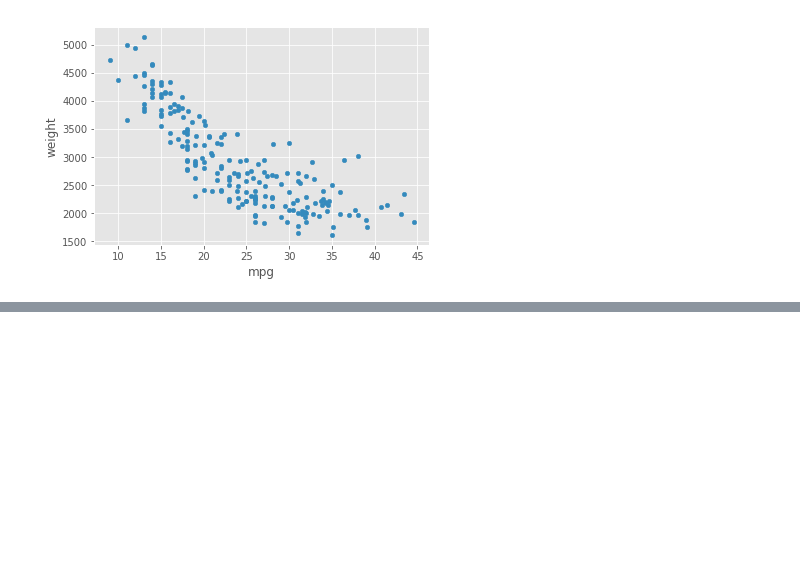
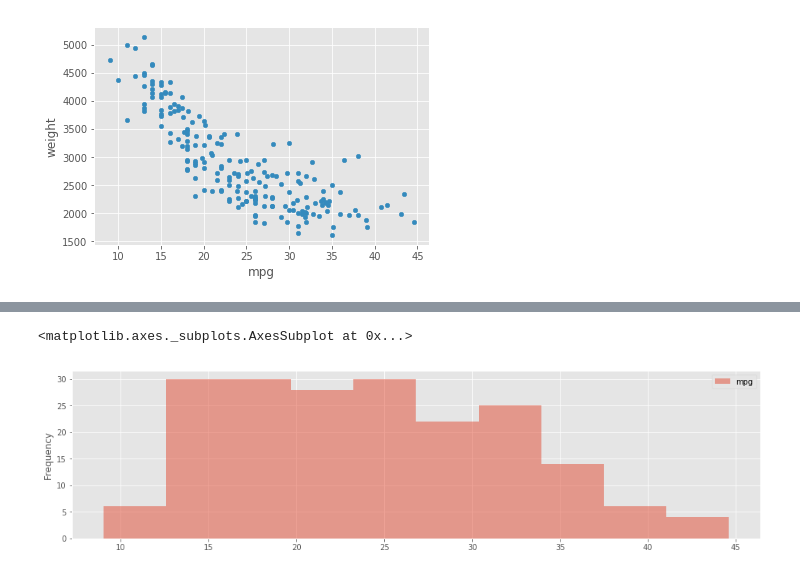
Before and after one commit to huginn-9157/TIL, a Jupyter notebook: Python/Signate_practice1.ipynb, the cells around one changed output, grey strips where cells are left out. Cells and saved outputs as stored; diff of their text form; code cells hidden in the pictures; blank space fills up the shorter version.

```diff
--- a/Python/Signate_practice1.ipynb
+++ b/Python/Signate_practice1.ipynb
@@ -271,0 +352,28 @@ df.plot(kind='scatter', x='mpg', y='weight')
+# %%
+# そもそも列を追加すれば良いだけだった
+
+# うまくいかん
+def f(mpg):
+    if mpg < 10:
+        return ' 0 - 10'
+    else:
+        i = mpg//10 * 10
+        j = (mpg+10)//10 *10
+        return f'{i:1.0f} - {j:1.0f}'
+
+# for i in range(len(df)):
+#     df1 = df.assign(
+#         round_mpg=f(df.iloc[i]['mpg'])
+#     )
+
+# 行を呼べば良い
+def ff(row):
+    if row.mpg < 10:
+        return ' 0 - 10'
+    else:
+        i = row.mpg//10 * 10
+        j = (row.mpg+10)//10 *10
+        return f'{i:1.0f} - {j:1.0f}'
+
+df['mpg_range'] = df.apply(ff, axis=1)
+df['mpg_range'].unique()
@@ -271,0 +406,6 @@ df.plot(kind='scatter', x='mpg', y='weight')
+# %%
+# 分布を見るならヒストグラムが良い
+df.plot(kind='hist', y='mpg', bins=10, figsize=(16,4), alpha=0.5)
+# %% [output]
+<matplotlib.axes._subplots.AxesSubplot at 0x...>
+[figure, added]
```
Also changed, not shown: parts of 10 cells of this notebook, 1 other file.
